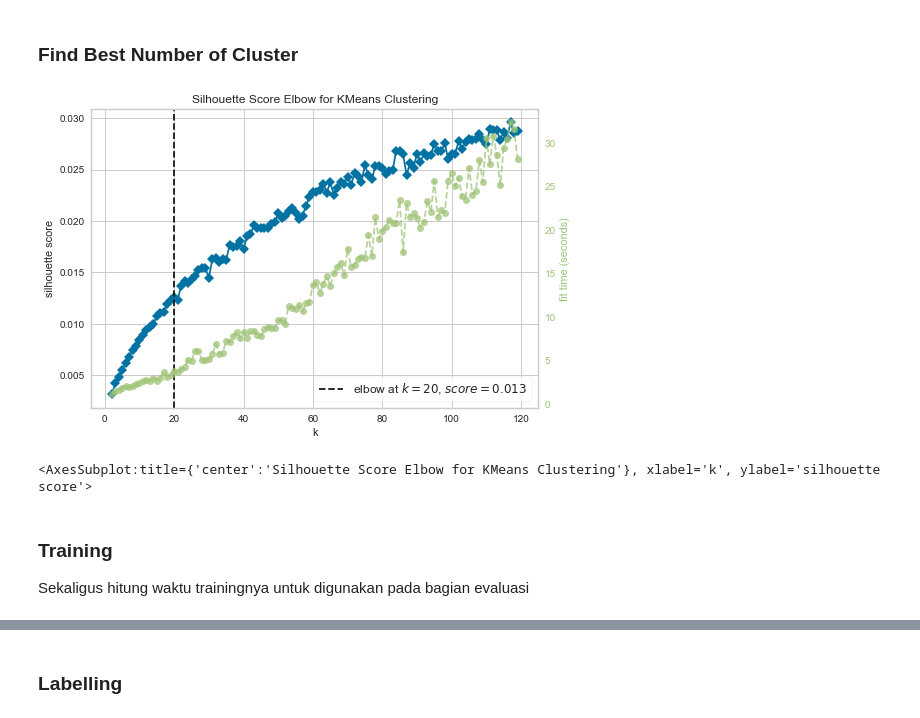
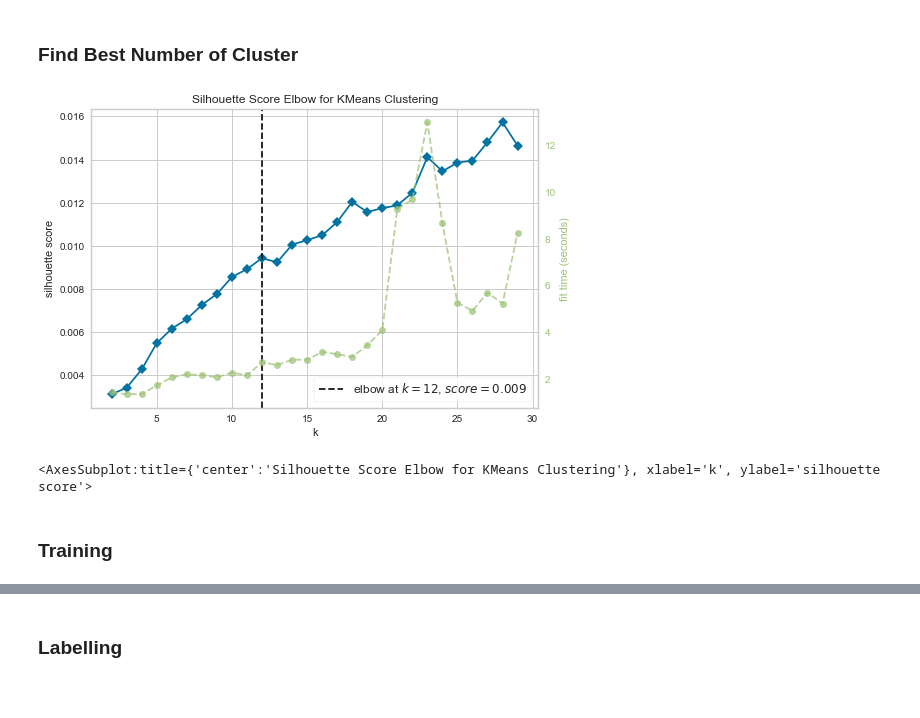
Before and after one commit to zeerafle/text-mining-clustering, a Jupyter notebook: clustering-result-oriented.ipynb, the cells around one changed output, grey strips where cells are left out. Drawn from its saved outputs; the diff is of its cells as text; code cells hidden in the pictures.

```diff
--- a/clustering-result-oriented.ipynb
+++ b/clustering-result-oriented.ipynb
@@ -362,13 +296,11 @@ def create_wordcloud(result_table):
 ### Find Best Number of Cluster
 # %%
 # k is range of number of clusters.
-visualizer = KElbowVisualizer(KMeans(algorithm='full'), k=(2,120), metric='silhouette', timings=True)
+visualizer = KElbowVisualizer(KMeans(algorithm='full', random_state=1), k=(2,30), metric='silhouette', timings=True)
 visualizer.fit(features)        # Fit the data to the visualizer
 visualizer.show()        # Finalize and render the figure
 # %% [output]
-[figure, old version]
+[figure, new version]
 <AxesSubplot:title={'center':'Silhouette Score Elbow for KMeans Clustering'}, xlabel='k', ylabel='silhouette score'>
 # %% [markdown]
 ### Training
-
-Sekaligus hitung waktu trainingnya untuk digunakan pada bagian evaluasi
```
Also changed, not shown: parts of 74 cells of this notebook, 1 other file.
